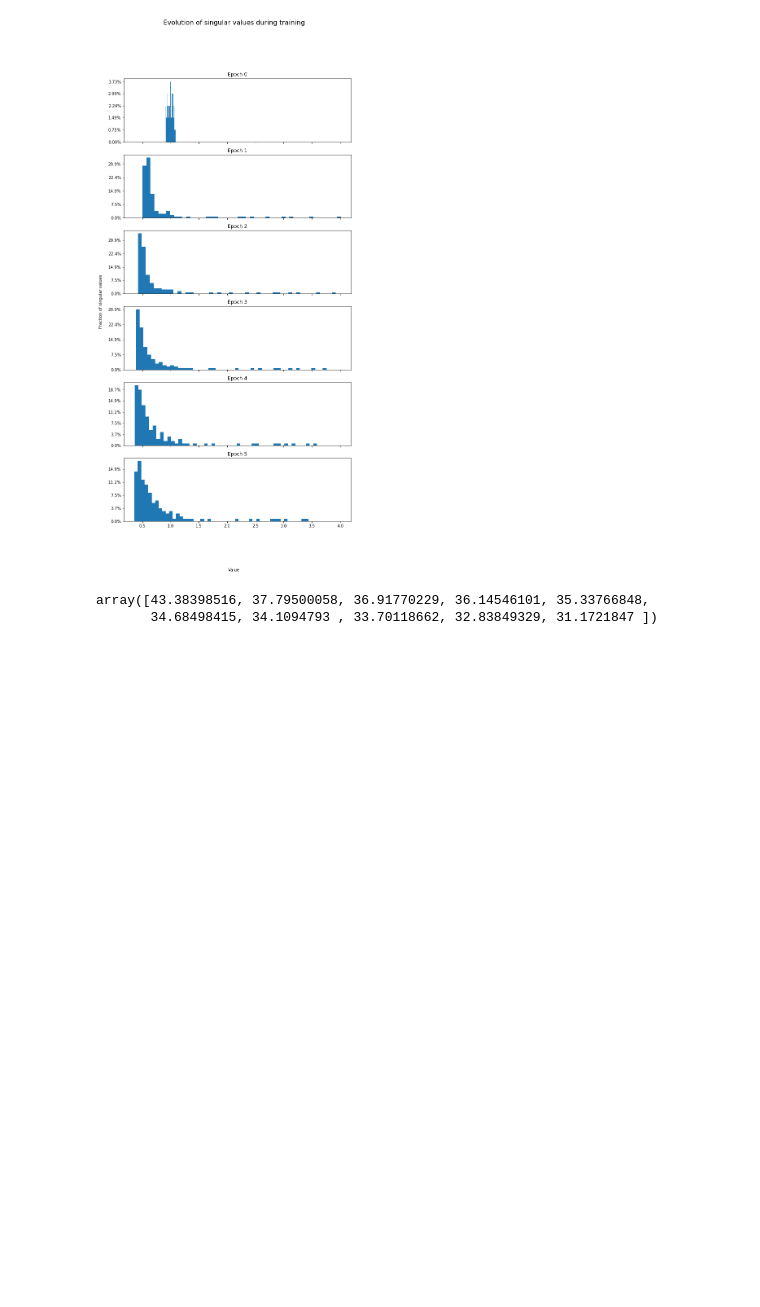
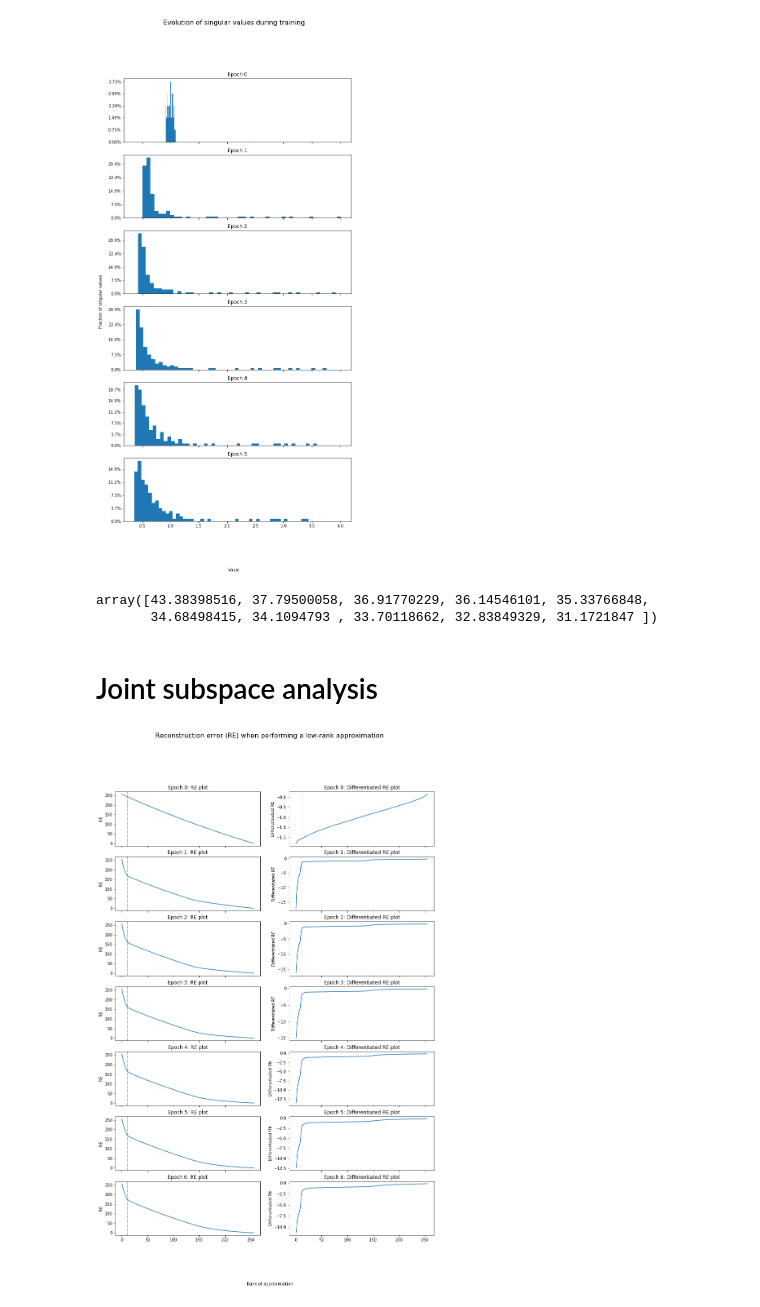
Before and after one commit to jheitmann/Neural-net-pruning, a Jupyter notebook: subspace-analysis.ipynb, the cells around one changed output. Cells and saved outputs as stored; diff of their text form; code cells hidden in the pictures; blank space fills up the shorter version.

```diff
--- a/subspace-analysis.ipynb
+++ b/subspace-analysis.ipynb
@@ -454,3 +488,9 @@ np.rad2deg(subspace_angles(u_selected[-1][:, :10], new_u_selected[-1][:, :10]))
 # %% [output]
 array([43.38398516, 37.79500058, 36.91770229, 36.14546101, 35.33766848,
        34.68498415, 34.1094793 , 33.70118662, 32.83849329, 31.1721847 ])
+# %% [markdown]
+# Joint subspace analysis
+# %%
+plot_reconstruction_error(s_full)
+# %% [output]
+[figure, added]
```
Also changed, not shown: parts of 11 cells of this notebook.
